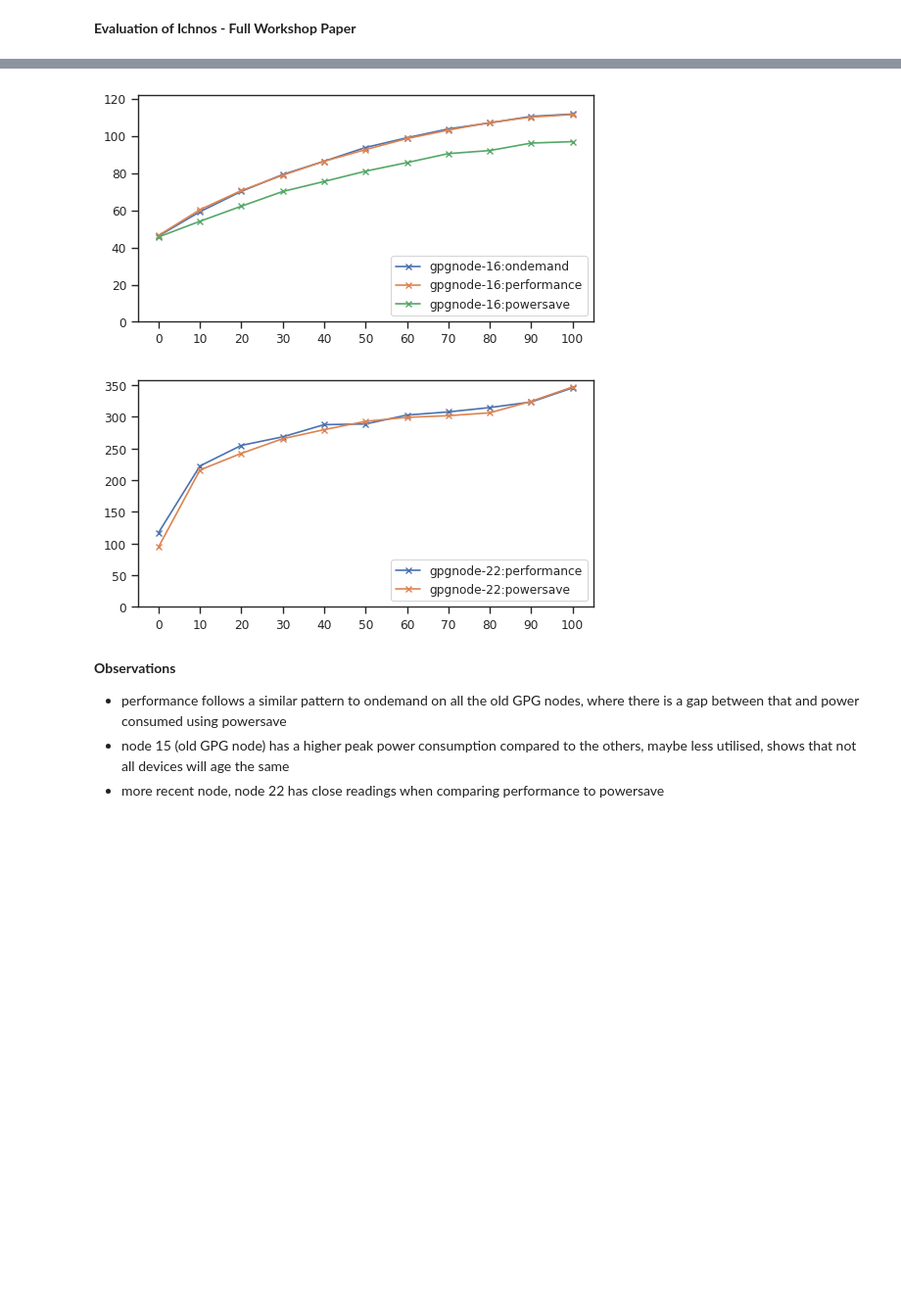
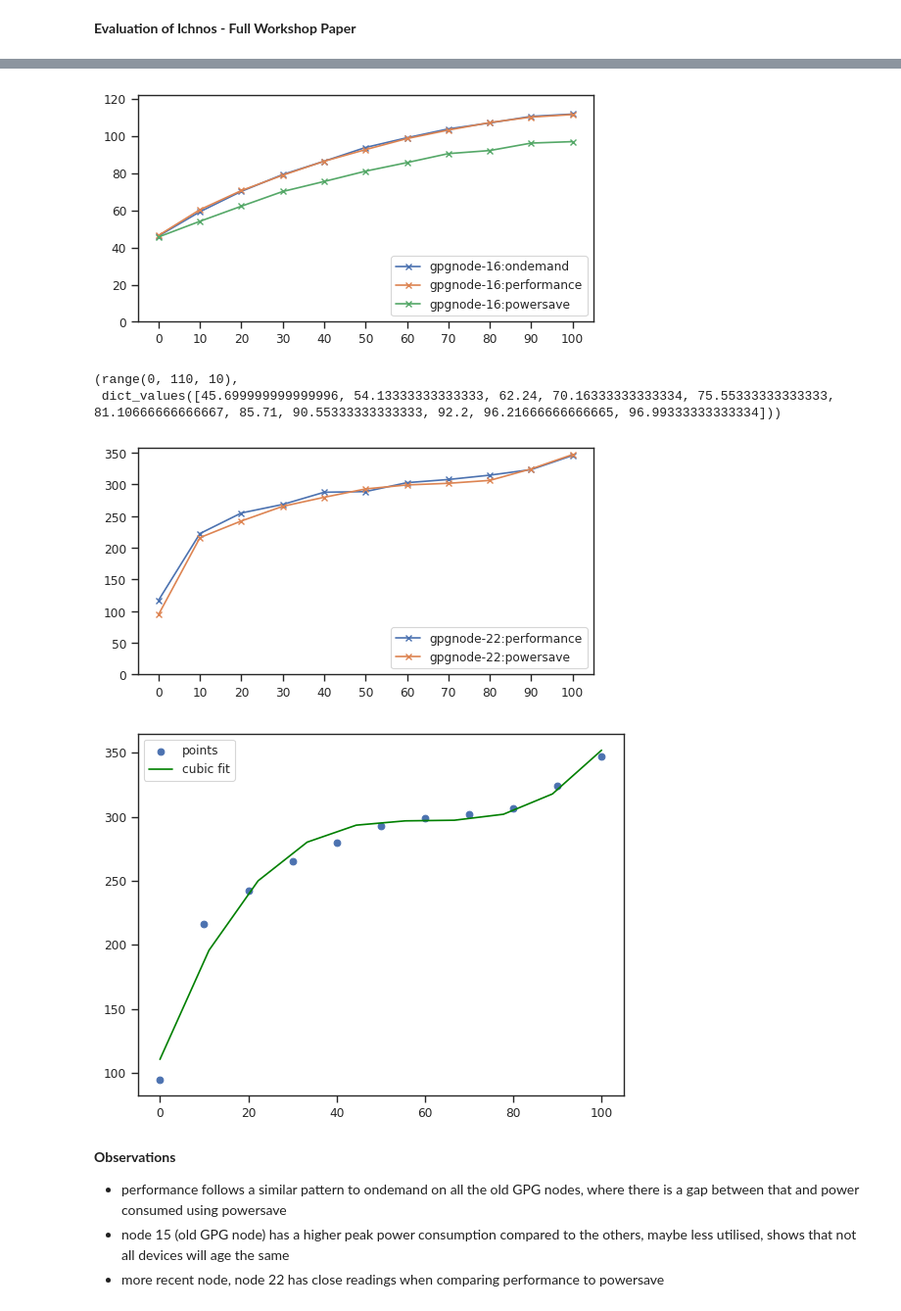
Before and after one commit to GlasgowC3lab/ichnos-results-evaluation, a Jupyter notebook: eval.ipynb, the cells around one changed output, grey strips where cells are left out. Shown at 98% size. Saved outputs shown, nothing was run; the diff lists cells and outputs as text; code cells hidden in the pictures; blank space fills up the shorter version.

Commit message:
Attempting poly fit

```diff
--- a/eval.ipynb
+++ b/eval.ipynb
@@ -73,10 +73,14 @@ def plot_ts_report(node, govs):
     plt.figure(figsize=(6,3))
     node_stats = {}
     ts_max = 0
+    x = None
+    y = None
 
     for ts_path, gov in zip(ts_paths, govs):
         node_stats[f"{node}:{gov}"] = get_average_ts_files(ts_path)
-        plt.plot(range(0,110,10), node_stats[f"{node}:{gov}"].values(), label=f"{node}:{gov}", marker='x')
+        x = range(0,110,10)
+        y = node_stats[f"{node}:{gov}"].values()
+        plt.plot(x, y, label=f"{node}:{gov}", marker='x')
         curr_max = max(node_stats[f"{node}:{gov}"].values())
         if curr_max > ts_max:
             ts_max = curr_max
@@ -85,6 +89,8 @@ def plot_ts_report(node, govs):
     plt.xticks(range(0,110,10))
     plt.legend(loc='lower right')
     plt.show()
+
+    return (x, y)
 # %%
 # Graph the Power Consumption for gpgnode-13
 governors = ['ondemand', 'performance', 'powersave']
@@ -109,12 +121,25 @@ governors = ['ondemand', 'performance', 'powersave']
 plot_ts_report('gpgnode-16', governors)
 # %% [output]
 [figure]
+(range(0, 110, 10),
+ dict_values([45.699999999999996, 54.13333333333333, 62.24, 70.16333333333334, 75.55333333333333, 81.10666666666667, 85.71, 90.55333333333333, 92.2, 96.21666666666665, 96.99333333333334]))
-# %%
-# Graph the Power Consumption for gpgnode-22
-governors = ['performance', 'powersave']
-plot_ts_report('gpgnode-22', governors)
-# %% [output]
-[figure, removed]
+# %%
+# Graph the Power Consumption for gpgnode-22
+governors = ['performance', 'powersave']
+(x, y) = plot_ts_report('gpgnode-22', governors)
+
+# perform cubic fit
+y_arr = list(y)
+coefficients = np.polyfit(x, y_arr, 3)
+p = np.poly1d(coefficients)
+xp = np.linspace(0, 100, 10)
+plt.scatter(x, y_arr, label='points')
+plt.plot(xp, p(xp), label='cubic fit', color='green')
+plt.legend()
+plt.show()
+# %% [output]
+[figure, added]
+[figure, added]
 # %% [markdown]
 **Observations**
 - performance follows a similar pattern to ondemand on all the old GPG nodes, where there is a gap between that and power consumed using powersave
```
Also changed, not shown: parts of 3 cells of this notebook.
